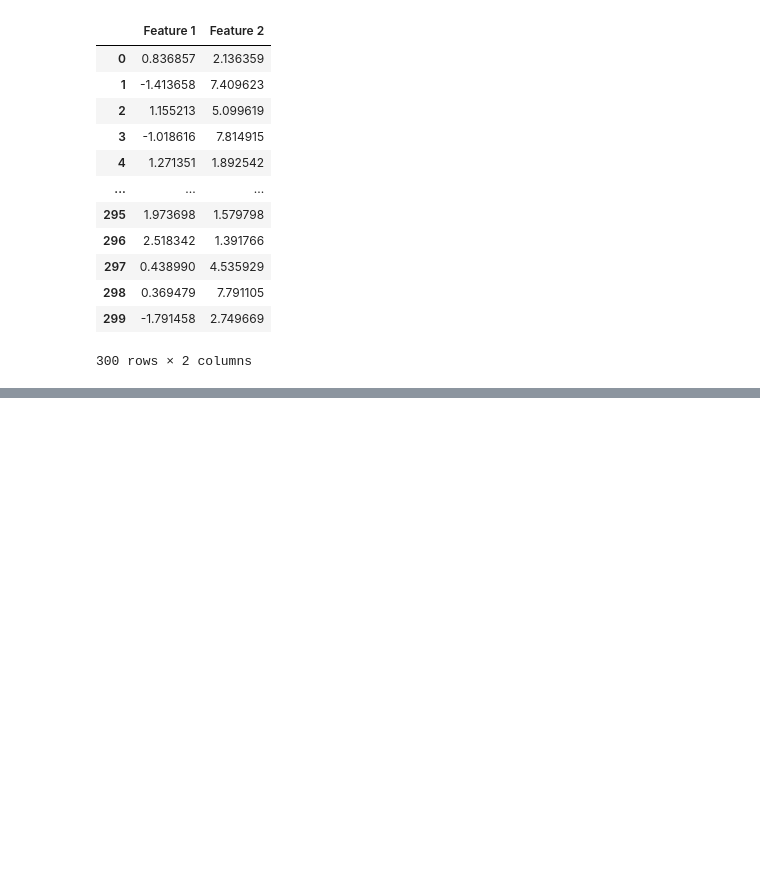
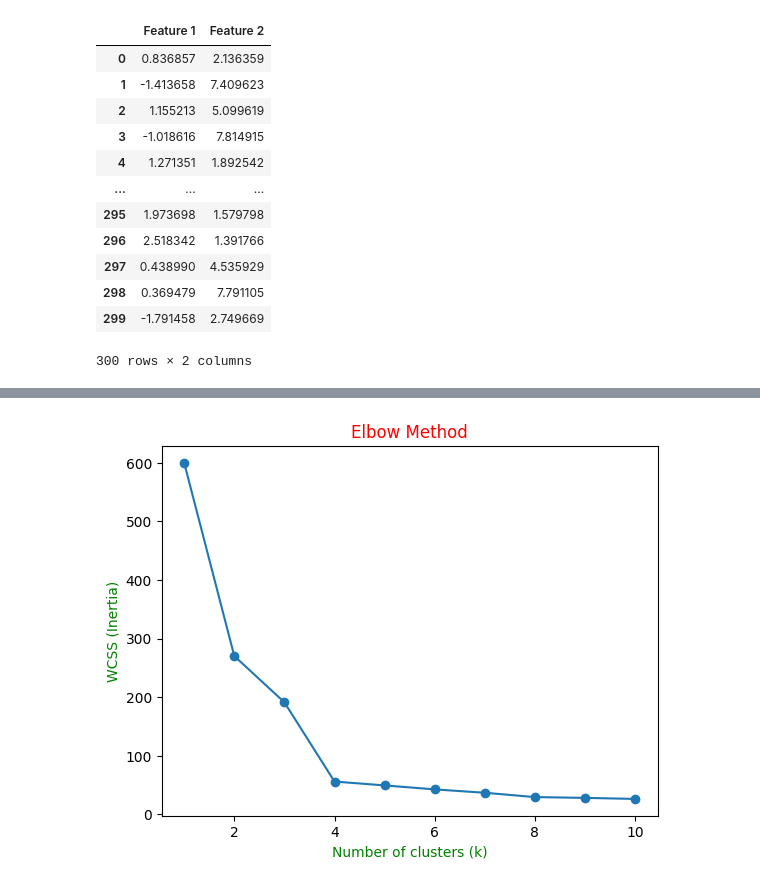
Before and after one commit to mdsohailalam0805-collab/Advance-ML-practice, a Jupyter notebook: projects/unsupervised learning.ipynb, the cells around one changed output, grey strips where cells are left out. Drawn from its saved outputs; the diff is of its cells as text; code cells hidden in the pictures; blank space fills up the shorter version.

```diff
--- a/projects/unsupervised learning.ipynb
+++ b/projects/unsupervised learning.ipynb
@@ -58 +51,9 @@ WCSS
  26.37569060444804]
+# %%
+plt.plot(k_values, WCSS, marker='o')
+plt.title('Elbow Method',color="red")
+plt.xlabel('Number of clusters (k)',color="green")
+plt.ylabel('WCSS (Inertia)',color="green")
+plt.show()
+# %% [output]
+[figure, added]
```
Also changed, not shown: parts of 5 cells of this notebook.
